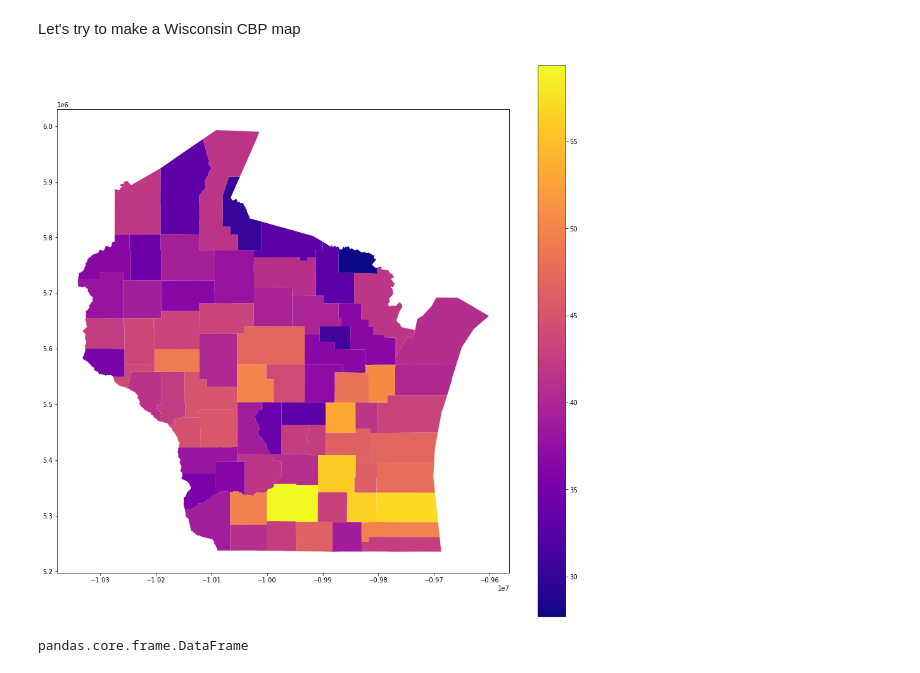
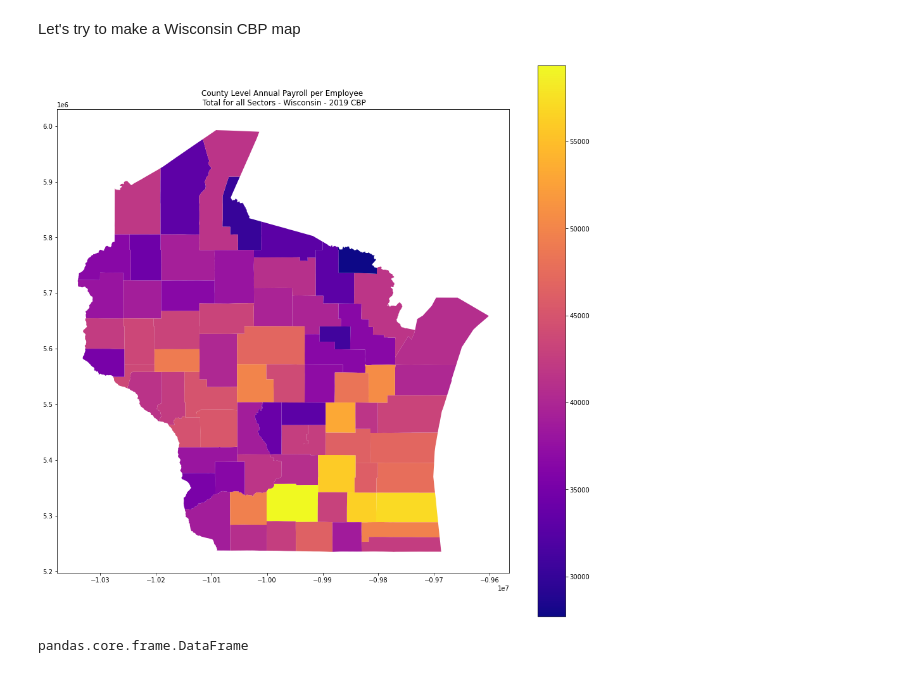
Before and after one commit to edebroux/census_api_builder, a Jupyter notebook: cenpy_practice.ipynb, the cells around one changed output. Saved outputs shown, nothing was run; the diff lists cells and outputs as text; code cells hidden in the pictures.

```diff
--- a/cenpy_practice.ipynb
+++ b/cenpy_practice.ipynb
@@ -242,12 +242,14 @@ Let's try to make a Wisconsin CBP map
 # %%
 fig, ax = plt.subplots(figsize=(16,16))
 wi_data = gpd.GeoDataFrame(wi_cbp_geo[["NAME_x", "NAICS2017", "EMP", "ESTAB", "PAYANN", "PAYQTR1", "geometry"]])
 wi_data["EMP"] = wi_data["EMP"].astype(np.int64); wi_data["PAYANN"] = wi_data["PAYANN"].astype(np.int64)
-wi_data["AP_PER_EMP"] = wi_data["PAYANN"] / wi_data["EMP"]
+wi_data["AP_PER_EMP"] = wi_data["PAYANN"] / wi_data["EMP"] * 1000.
+wi_data["AP_PER_EMP"] = wi_data["AP_PER_EMP"].round(decimals=0)
 wi_data[wi_data.NAICS2017=="00"].plot(ax=ax, legend=True, column = "AP_PER_EMP", cmap="plasma")
+ax.set_title("County Level Annual Payroll per Employee \n Total for all Sectors - Wisconsin - 2019 CBP")
 plt.show()
 # %% [output]
-[figure, old version]
+[figure, new version]
 # %%
 type(wi_data)
 # %% [output]
```
